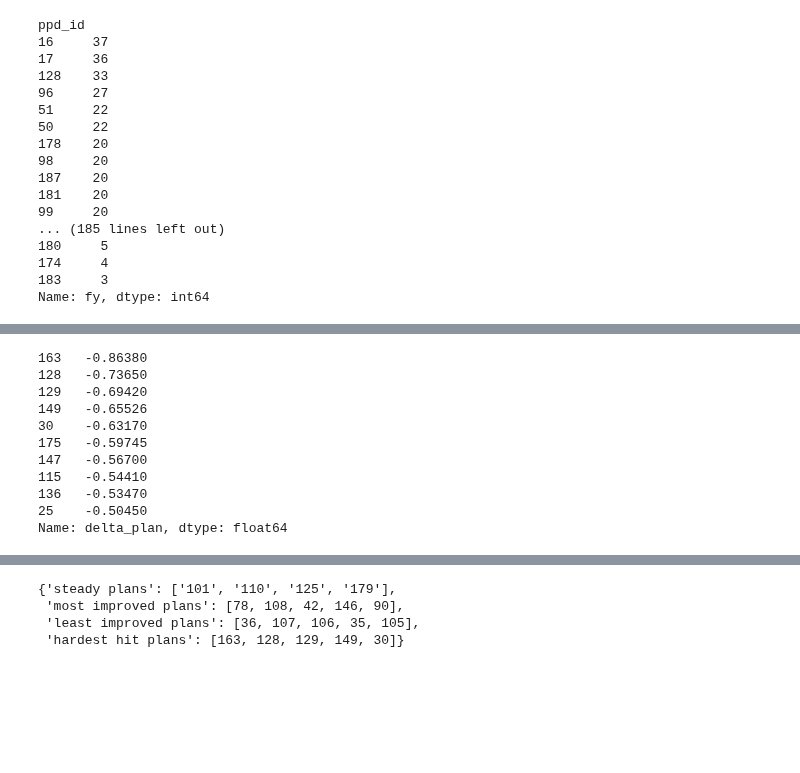
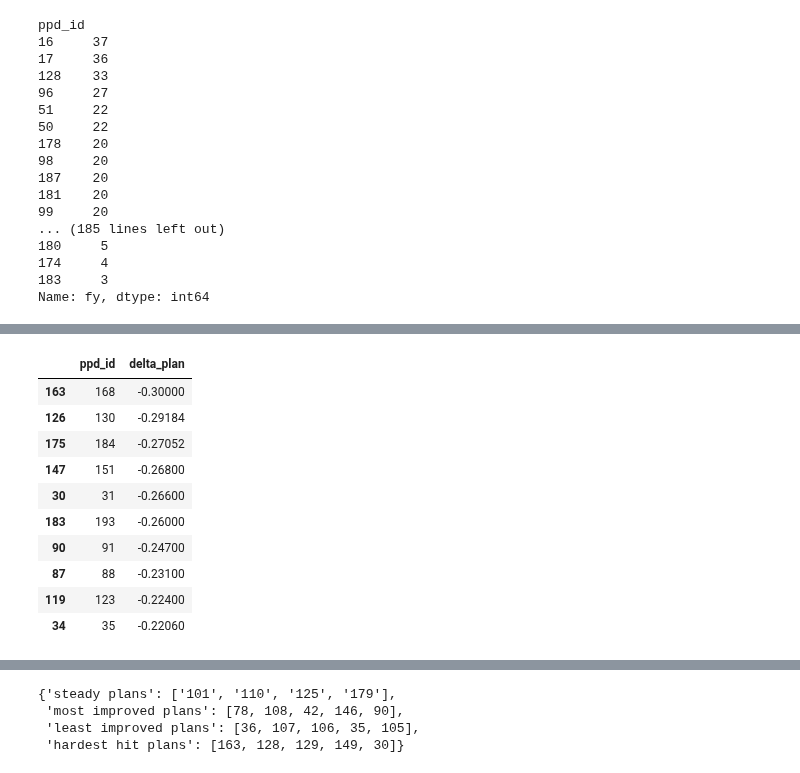
Before and after one commit to DeltaDeutsch/PPD-Group-Project, a Jupyter notebook: PPD Group Project.ipynb, the cells around one changed output, grey strips where cells are left out. Saved outputs shown, nothing was run; the diff lists cells and outputs as text; code cells hidden in the pictures; blank space fills up the shorter version.

```diff
--- a/PPD Group Project.ipynb
+++ b/PPD Group Project.ipynb
@@ -572,22 +572,23 @@ plan_data_2019
 # %%
 plan_data_2010=plan_test_data_df[(plan_test_data_df['fy']=='2010')]
 plan_data_2007=plan_test_data_df[(plan_test_data_df['fy']=='2007')]
-crash_plan_df = plan_data_2010.merge(plan_data_2007, how='left', on='PlanName')
-crash_plan_df['delta_plan'] = improved_plan_df['ActFundedRatio_GASB_x'] - crash_plan_df['ActFundedRatio_GASB_y']
-hardest_hit = crash_plan_df.sort_values(by='delta_plan', ascending=True)[0:10]
-hardest_hit['delta_plan']
+crash_plan_df = plan_data_2010.merge(plan_data_2007, how='left', on='ppd_id', suffixes=('_2010','_2007'))
-# %% [output]
-163   -0.86380
-128   -0.73650
-129   -0.69420
-149   -0.65526
-30    -0.63170
-175   -0.59745
-147   -0.56700
-115   -0.54410
-136   -0.53470
-25    -0.50450
-Name: delta_plan, dtype: float64
+# %%
+crash_plan_df['delta_plan'] = crash_plan_df['ActFundedRatio_GASB_2010'] - crash_plan_df['ActFundedRatio_GASB_2007']
+hardest_hit = crash_plan_df.sort_values(by='delta_plan', ascending=True)[0:10]
+hardest_hit[['ppd_id','delta_plan']]
+# %% [output]
+|  | ppd_id | delta_plan |
+| 163 | 168 | -0.30000 |
+| 126 | 130 | -0.29184 |
+| 175 | 184 | -0.27052 |
+| 147 | 151 | -0.26800 |
+| 30 | 31 | -0.26600 |
+| 183 | 193 | -0.26000 |
+| 90 | 91 | -0.24700 |
+| 87 | 88 | -0.23100 |
+| 119 | 123 | -0.22400 |
+| 34 | 35 | -0.22060 |
 # %%
 hardest_hit_list=[163,128,129,149,30]
 # %%
```
Also changed, not shown: parts of 2 cells of this notebook.
